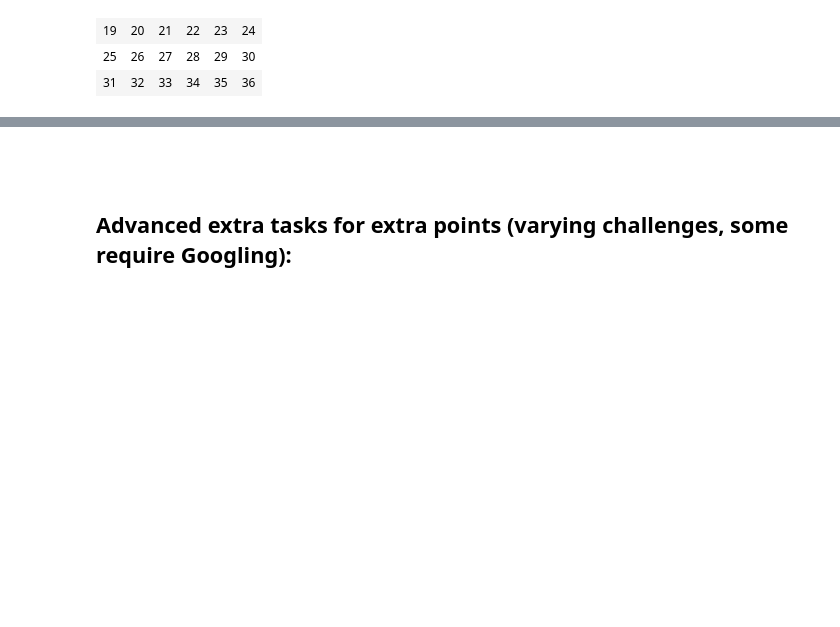
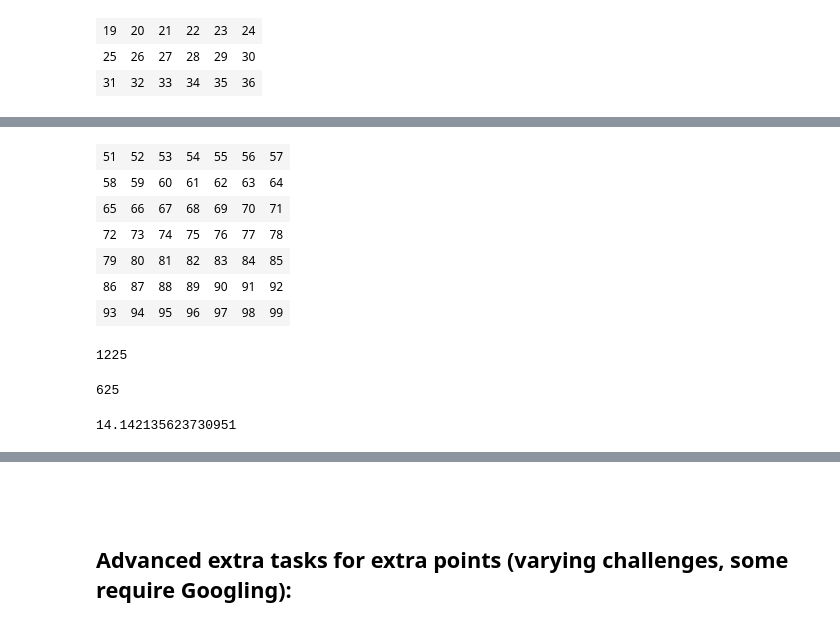
Before and after one commit to crypt0kitik/Introduction-to-Data-Analytics, a Jupyter notebook: Homework sets/SET 1/Exercise set 1.ipynb, the cells around one changed output, grey strips where cells are left out. Cells and saved outputs as stored; diff of their text form; code cells hidden in the pictures; blank space fills up the shorter version.

```diff
--- a/Homework sets/SET 1/Exercise set 1.ipynb
+++ b/Homework sets/SET 1/Exercise set 1.ipynb
@@ -472,0 +619,31 @@ column_sum
+# %%
+# Add 50 to all values in the array (use broadcasting)
+added = dataset_2 + 50
+added
+# %% [output]
+| 51 | 52 | 53 | 54 | 55 | 56 | 57 |
+| 58 | 59 | 60 | 61 | 62 | 63 | 64 |
+| 65 | 66 | 67 | 68 | 69 | 70 | 71 |
+| 72 | 73 | 74 | 75 | 76 | 77 | 78 |
+| 79 | 80 | 81 | 82 | 83 | 84 | 85 |
+| 86 | 87 | 88 | 89 | 90 | 91 | 92 |
+| 93 | 94 | 95 | 96 | 97 | 98 | 99 |
+# %%
+# Get the sum of all values in the dataset
+sum = np.sum(dataset_2)
+sum
+# %% [output]
+1225
+# %%
+# Get sum of only odd numbers in the dataset
+odd_numbers = dataset_2[dataset_2 % 2 != 0]
+sum_of_odd_numbers = np.sum(odd_numbers)
+sum_of_odd_numbers
+# %% [output]
+625
+# %%
+# Get the standard deviation of the values in the dataset
+standard_deviation = np.std(dataset_2)
+standard_deviation
+# %% [output]
+14.142135623730951
```
Also changed, not shown: parts of 28 cells of this notebook.
